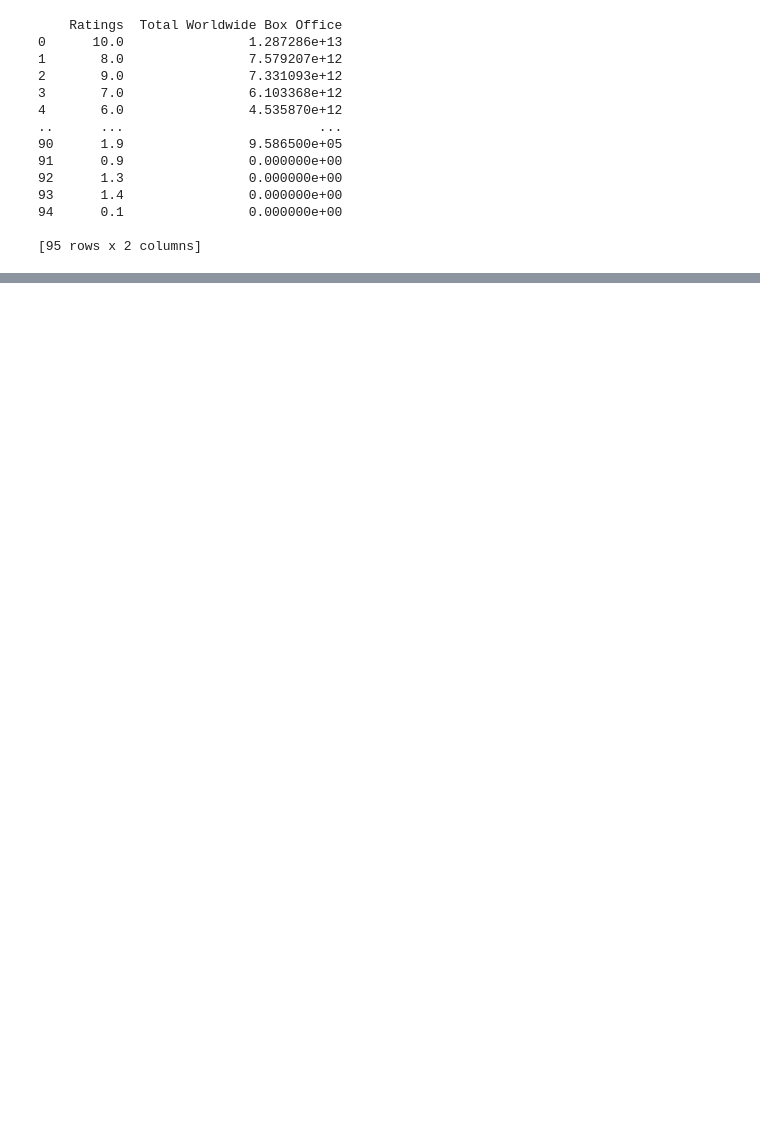
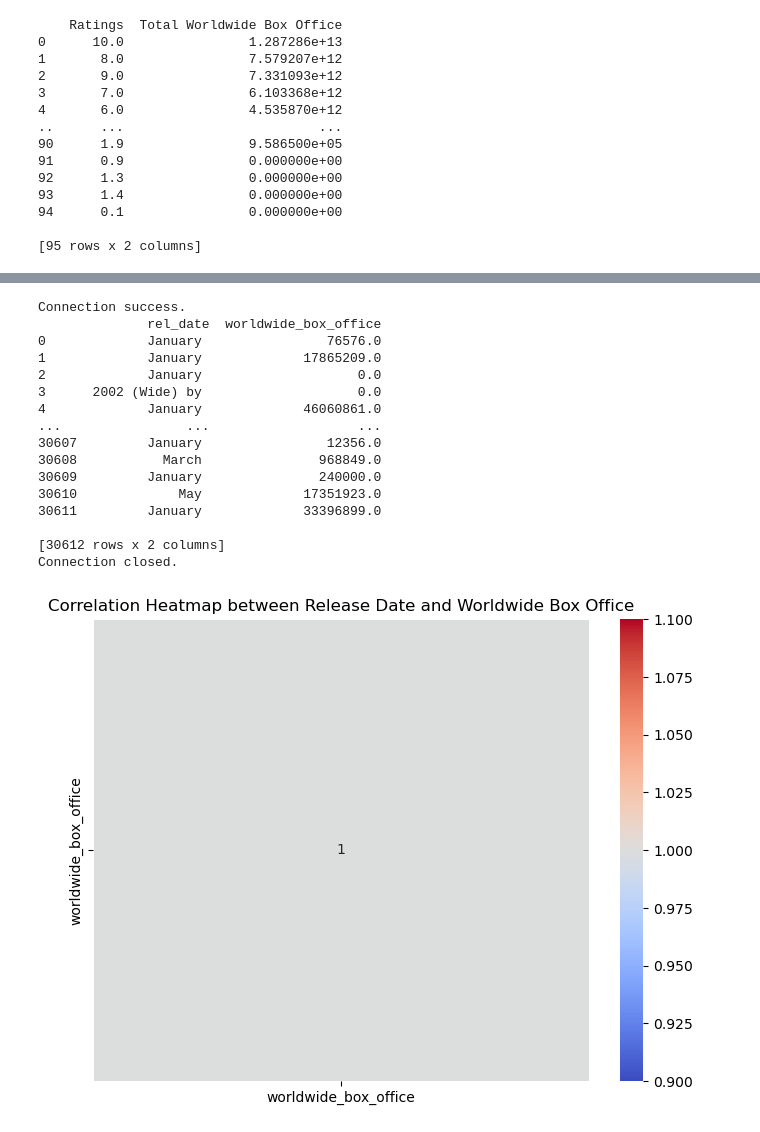
Before and after one commit to alvaarro/DatabaseManagement, a Jupyter notebook: New Python Database Management Script.ipynb, the cells around one changed output, grey strips where cells are left out. Saved outputs shown, nothing was run; the diff lists cells and outputs as text; code cells hidden in the pictures; blank space fills up the shorter version.

```diff
--- a/New Python Database Management Script.ipynb
+++ b/New Python Database Management Script.ipynb
@@ -935,0 +934,62 @@ sns.lmplot(x="Ratings", y="Total Worldwide Box Office", data=dfRatingsSales)
+# %%
+# Correlation Analysis between release date and worldwideboxoffice
+import psycopg2
+import pandas as pd
+import matplotlib.pyplot as plt
+import numpy as np
+import seaborn as sns
+
+# Define a function to connect to the database
+def connectDB():
+    conn = psycopg2.connect(
+        dbname="DBmovies",
+        user="postgres",
+        password="alex2000",
+        host="localhost",
+        port="5433")
+    return conn
+
+# Query to select rel_date and worldwide_box_office
+def get_data(conn):
+    df = pd.read_sql("""SELECT rel_date, worldwide_box_office
+                        FROM movies""", conn)
+    return df
+
+# Call the function to connect to the database
+conn = connectDB()
+print("Connection success.")
+
+# Get data
+df = get_data(conn)
+print(df)
+
+# Close connection
+conn.close()
+print("Connection closed.")
+
+# Perform correlation analysis
+correlation = df.corr()
+
+# Create a heatmap to visualize the correlation
+plt.figure(figsize=(8, 6))
+sns.heatmap(correlation, annot=True, cmap="coolwarm", linewidths=.5)
+plt.title("Correlation Heatmap between Release Date and Worldwide Box Office")
+plt.show()
+# %% [output]
+Connection success.
+              rel_date  worldwide_box_office
+0             January                76576.0
+1             January             17865209.0
+2             January                    0.0
+3      2002 (Wide) by                    0.0
+4             January             46060861.0
+...                ...                   ...
+30607         January                12356.0
+30608           March               968849.0
+30609         January               240000.0
+30610             May             17351923.0
+30611         January             33396899.0
+
+[30612 rows x 2 columns]
+Connection closed.
+[figure, added]
```
Also changed, not shown: parts of 7 cells of this notebook.
